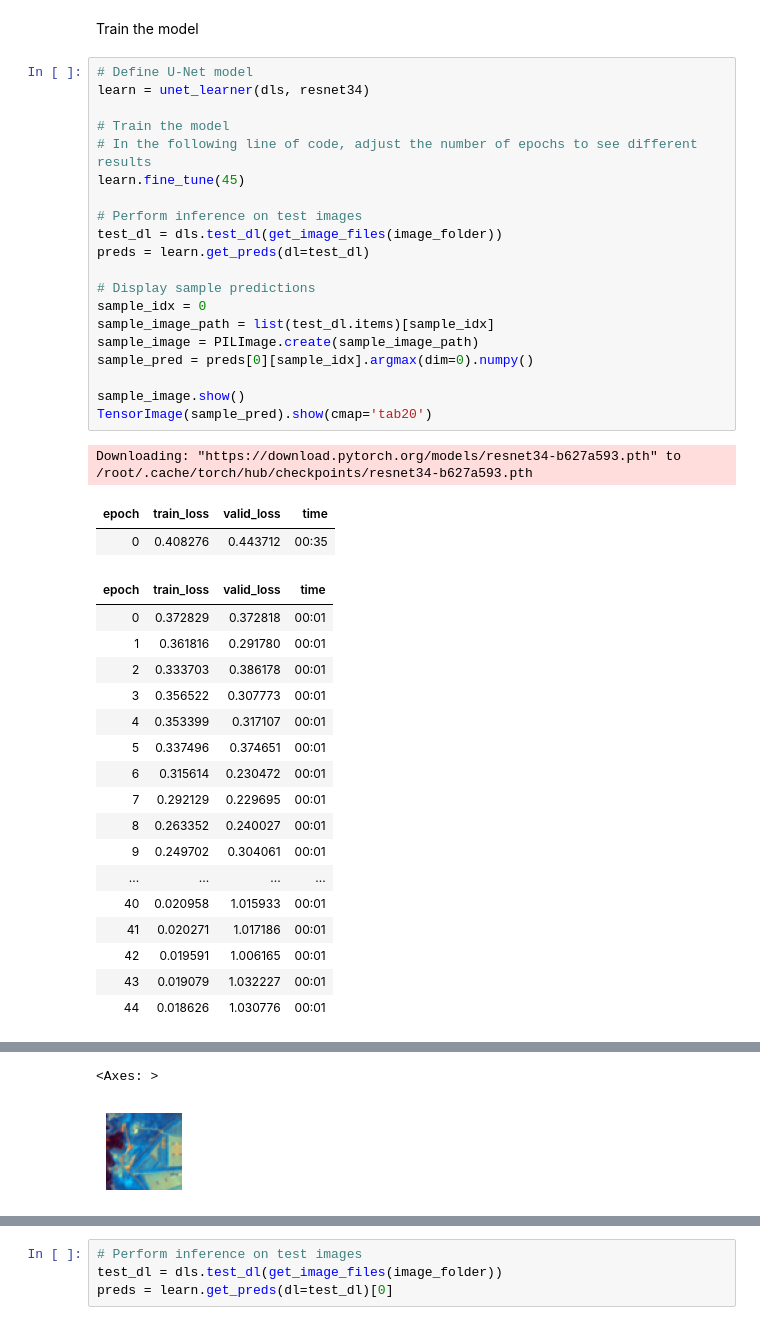
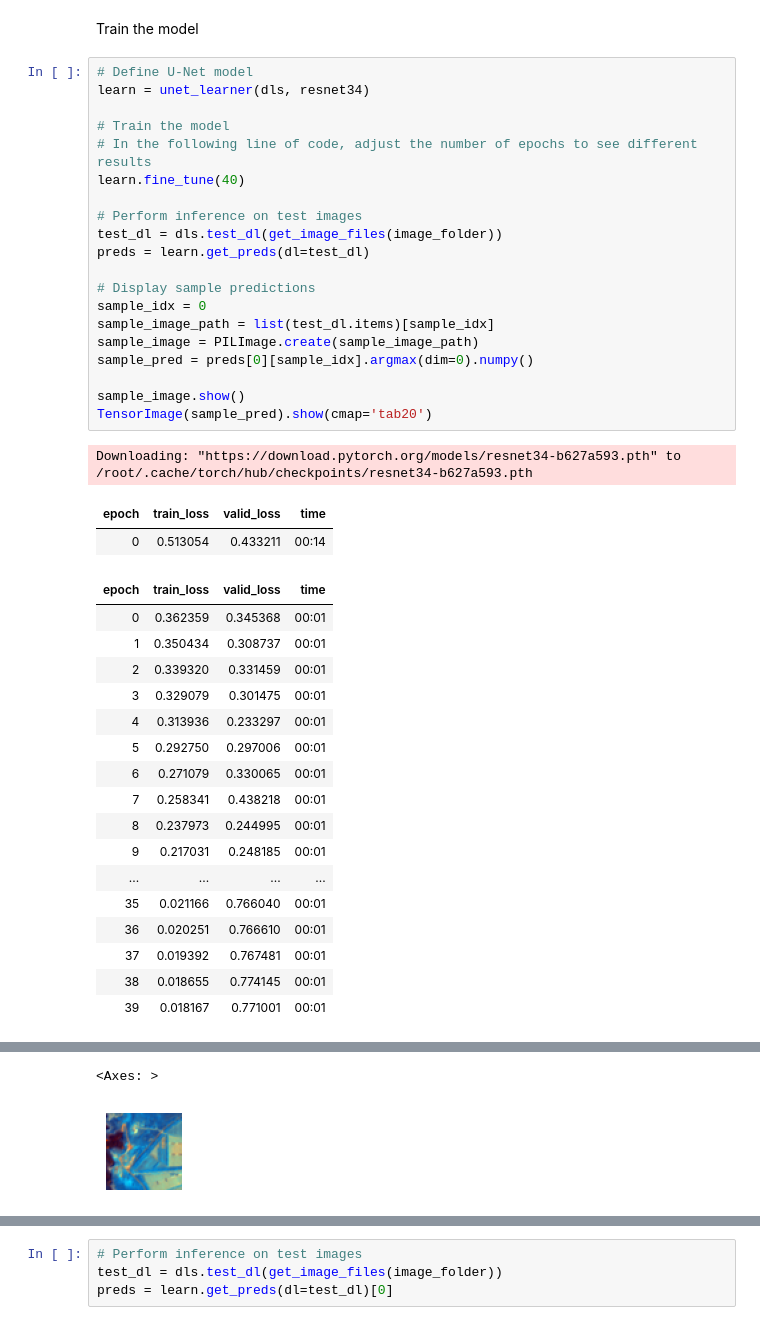
Before and after one commit to inesbsilveira/2nd-semester-2023, a Jupyter notebook: IS_MC_code_img_segmentation_workinprogress.ipynb, the cells around one changed output, grey strips where cells are left out. Cells and saved outputs as stored; diff of their text form.

```diff
--- a/IS_MC_code_img_segmentation_workinprogress.ipynb
+++ b/IS_MC_code_img_segmentation_workinprogress.ipynb
@@ -237,44 +220,44 @@ Train the model
 # %%
 # Define U-Net model
 learn = unet_learner(dls, resnet34)
 
 # Train the model
 # In the following line of code, adjust the number of epochs to see different results
-learn.fine_tune(45)
+learn.fine_tune(40)
 
 # Perform inference on test images
 test_dl = dls.test_dl(get_image_files(image_folder))
 preds = learn.get_preds(dl=test_dl)
 
 # Display sample predictions
 sample_idx = 0
 sample_image_path = list(test_dl.items)[sample_idx]
 sample_image = PILImage.create(sample_image_path)
 sample_pred = preds[0][sample_idx].argmax(dim=0).numpy()
 
 sample_image.show()
 TensorImage(sample_pred).show(cmap='tab20')
 # %% [output]
 Downloading: "https://download.pytorch.org/models/resnet34-b627a593.pth" to /root/.cache/torch/hub/checkpoints/resnet34-b627a593.pth
 | epoch | train_loss | valid_loss | time |
-| 0 | 0.408276 | 0.443712 | 00:35 |
+| 0 | 0.513054 | 0.433211 | 00:14 |
 | epoch | train_loss | valid_loss | time |
-| 0 | 0.372829 | 0.372818 | 00:01 |
-| 1 | 0.361816 | 0.291780 | 00:01 |
-| 2 | 0.333703 | 0.386178 | 00:01 |
-| 3 | 0.356522 | 0.307773 | 00:01 |
-| 4 | 0.353399 | 0.317107 | 00:01 |
-| 5 | 0.337496 | 0.374651 | 00:01 |
-| 6 | 0.315614 | 0.230472 | 00:01 |
-| 7 | 0.292129 | 0.229695 | 00:01 |
-| 8 | 0.263352 | 0.240027 | 00:01 |
-| 9 | 0.249702 | 0.304061 | 00:01 |
+| 0 | 0.362359 | 0.345368 | 00:01 |
+| 1 | 0.350434 | 0.308737 | 00:01 |
+| 2 | 0.339320 | 0.331459 | 00:01 |
+| 3 | 0.329079 | 0.301475 | 00:01 |
+| 4 | 0.313936 | 0.233297 | 00:01 |
+| 5 | 0.292750 | 0.297006 | 00:01 |
+| 6 | 0.271079 | 0.330065 | 00:01 |
+| 7 | 0.258341 | 0.438218 | 00:01 |
+| 8 | 0.237973 | 0.244995 | 00:01 |
+| 9 | 0.217031 | 0.248185 | 00:01 |
 | ... | ... | ... | ... |
-| 40 | 0.020958 | 1.015933 | 00:01 |
-| 41 | 0.020271 | 1.017186 | 00:01 |
-| 42 | 0.019591 | 1.006165 | 00:01 |
-| 43 | 0.019079 | 1.032227 | 00:01 |
-| 44 | 0.018626 | 1.030776 | 00:01 |
+| 35 | 0.021166 | 0.766040 | 00:01 |
+| 36 | 0.020251 | 0.766610 | 00:01 |
+| 37 | 0.019392 | 0.767481 | 00:01 |
+| 38 | 0.018655 | 0.774145 | 00:01 |
+| 39 | 0.018167 | 0.771001 | 00:01 |
 [interactive output not drawn]
 <Axes: >
 [figure]
```
Also changed, not shown: parts of 10 cells of this notebook.
